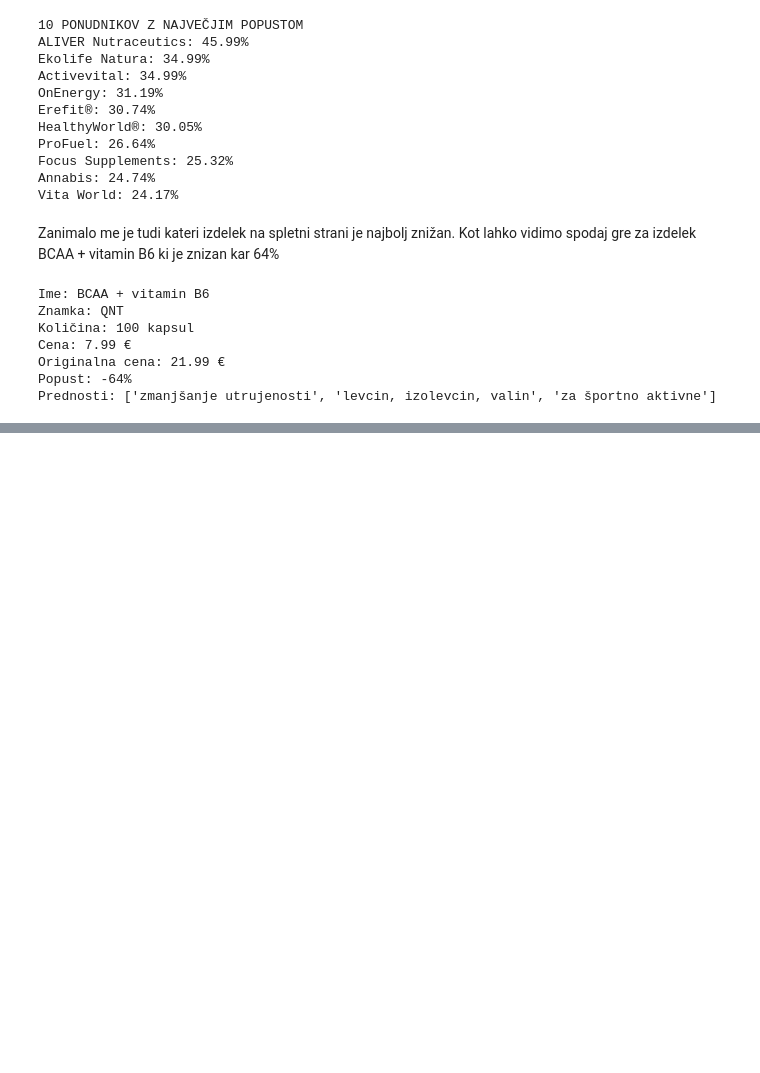
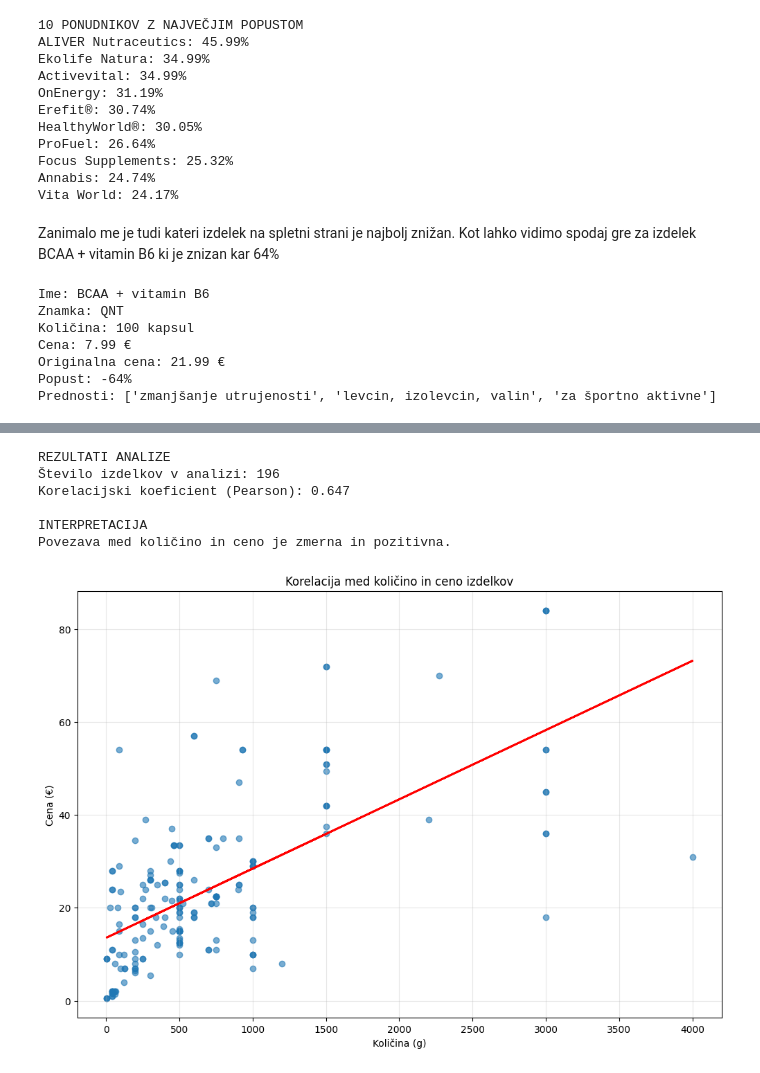
Before and after one commit to linacizman/seminarska_naloga_UVP, a Jupyter notebook: analiza_jupyter.ipynb, the cells around one changed output, grey strips where cells are left out. Cells and saved outputs as stored; diff of their text form; code cells hidden in the pictures; blank space fills up the shorter version.

```diff
--- a/analiza_jupyter.ipynb
+++ b/analiza_jupyter.ipynb
@@ -174,0 +329,69 @@ Prednosti: ['zmanjšanje utrujenosti', 'levcin, izolevcin, valin', 'za športno
+# %%
+from sklearn.linear_model import LinearRegression
+from scipy.stats import pearsonr
+import numpy as np
+import re
+
+podatki = podatki.dropna(subset=['Količina'])
+podatki = podatki[podatki['Količina'].str.contains('g', case=False)]
+
+def izloci_kolicino(kolicina):
+    kolicina = str(kolicina)
+    match = re.search(r'(\d+(?:\s+\d+)*)\s*g', kolicina)
+    if match:
+        stevilo = match.group(1).split()[0]
+        return int(stevilo)
+    return 0
+
+
+podatki['Količina_numeric'] = podatki['Količina'].apply(izloci_kolicino)
+podatki = podatki[podatki['Količina_numeric'] > 0]
+podatki['Cena_numeric'] = podatki['Cena'].str.replace(' €', '').astype(float)
+
+x = podatki['Količina_numeric'].values.reshape(-1, 1)
+y = podatki['Cena_numeric']
+
+model = LinearRegression()
+model.fit(x, y)
+y_napoved = model.predict(x)
+
+plt.figure(figsize=(12, 8))
+plt.scatter(podatki['Količina_numeric'], podatki['Cena_numeric'], alpha=0.6)
+plt.plot(podatki['Količina_numeric'], y_napoved, color='red', linewidth=2)
+plt.xlabel('Količina (g)')
+plt.ylabel('Cena (€)')
+plt.title('Korelacija med količino in ceno izdelkov')
+plt.grid(True, alpha=0.3)
+
+korelacija, p_vrednost = pearsonr(podatki['Količina_numeric'], podatki['Cena_numeric'])
+
+print("REZULTATI ANALIZE")
+print(f"Število izdelkov v analizi: {len(podatki)}")
+print(f"Korelacijski koeficient (Pearson): {korelacija:.3f}")
+print()
+
+if abs(korelacija) >= 0.7:
+    moc = "močna"
+elif abs(korelacija) >= 0.5:
+    moc = "zmerna"
+elif abs(korelacija) >= 0.3:
+    moc = "šibka"
+else:
+    moc = "zelo šibka"
+
+if korelacija > 0:
+    smer = "pozitivna"
+else:
+    smer = "negativna"
+
+print("INTERPRETACIJA")
+print(f"Povezava med količino in ceno je {moc} in {smer}.")
+print()
+# %% [output]
+REZULTATI ANALIZE
+Število izdelkov v analizi: 196
+Korelacijski koeficient (Pearson): 0.647
+
+INTERPRETACIJA
+Povezava med količino in ceno je zmerna in pozitivna.
+[figure, added]
```
Also changed, not shown: parts of 10 cells of this notebook.
